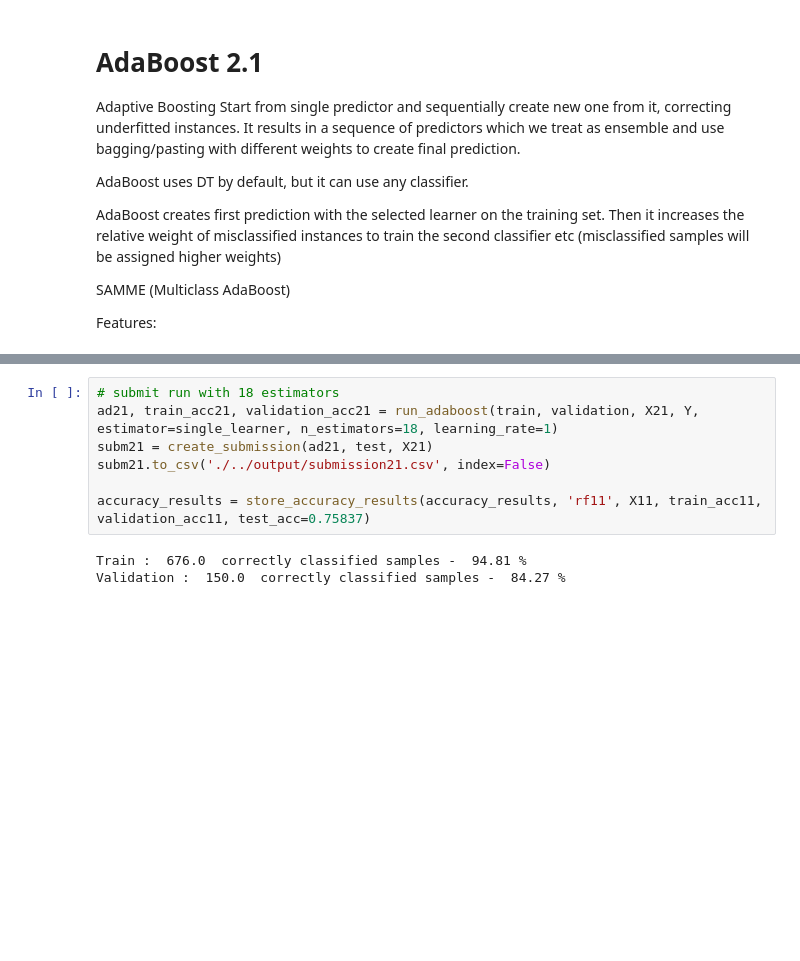
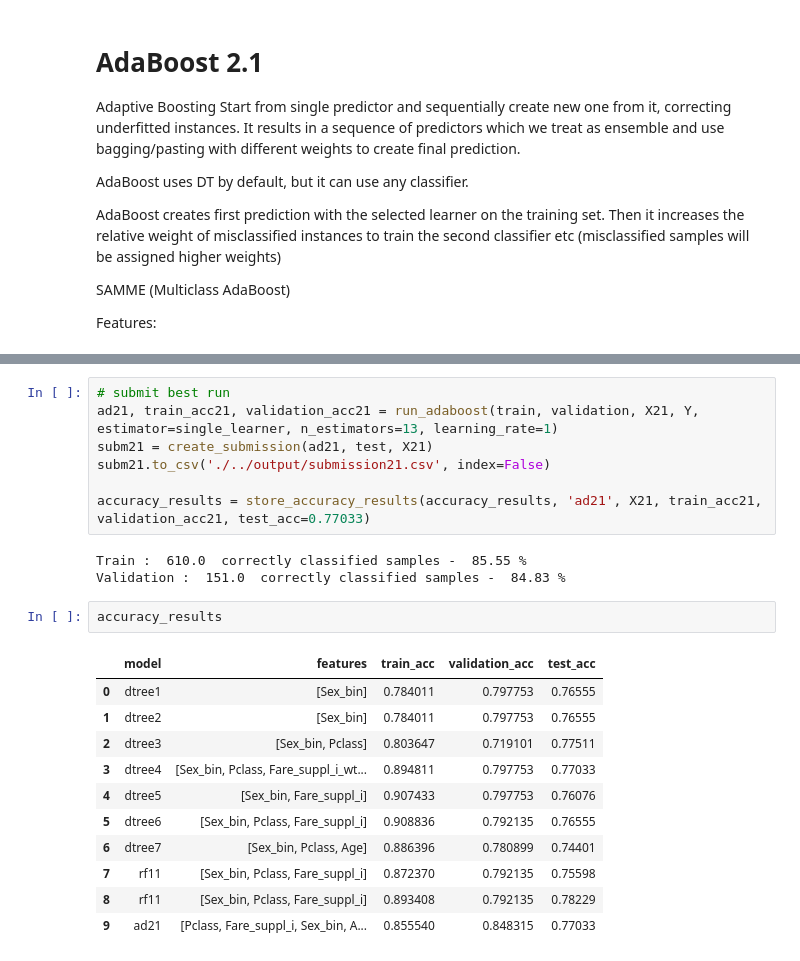
Before and after one commit to katarzynafurmanska/kaggle-titanic, a Jupyter notebook: src/run.ipynb, the cells around one changed output, grey strips where cells are left out. Drawn from its saved outputs; the diff is of its cells as text; blank space fills up the shorter version.

```diff
--- a/src/run.ipynb
+++ b/src/run.ipynb
@@ -662,10 +668,24 @@ Validation :  144.0  correctly classified samples -  80.9 %
 # %%
-# submit run with 18 estimators
-ad21, train_acc21, validation_acc21 = run_adaboost(train, validation, X21, Y, estimator=single_learner, n_estimators=18, learning_rate=1)
+# submit best run
+ad21, train_acc21, validation_acc21 = run_adaboost(train, validation, X21, Y, estimator=single_learner, n_estimators=13, learning_rate=1)
 subm21 = create_submission(ad21, test, X21)
 subm21.to_csv('./../output/submission21.csv', index=False)
 
-accuracy_results = store_accuracy_results(accuracy_results, 'rf11', X11, train_acc11, validation_acc11, test_acc=0.75837)
+accuracy_results = store_accuracy_results(accuracy_results, 'ad21', X21, train_acc21, validation_acc21, test_acc=0.77033)
 # %% [output]
-Train :  676.0  correctly classified samples -  94.81 %
-Validation :  150.0  correctly classified samples -  84.27 %
+Train :  610.0  correctly classified samples -  85.55 %
+Validation :  151.0  correctly classified samples -  84.83 %
+# %%
+accuracy_results
+# %% [output]
+|  | model | features | train_acc | validation_acc | test_acc |
+| 0 | dtree1 | [Sex_bin] | 0.784011 | 0.797753 | 0.76555 |
+| 1 | dtree2 | [Sex_bin] | 0.784011 | 0.797753 | 0.76555 |
+| 2 | dtree3 | [Sex_bin, Pclass] | 0.803647 | 0.719101 | 0.77511 |
+| 3 | dtree4 | [Sex_bin, Pclass, Fare_suppl_i_wt... | 0.894811 | 0.797753 | 0.77033 |
+| 4 | dtree5 | [Sex_bin, Fare_suppl_i] | 0.907433 | 0.797753 | 0.76076 |
+| 5 | dtree6 | [Sex_bin, Pclass, Fare_suppl_i] | 0.908836 | 0.792135 | 0.76555 |
+| 6 | dtree7 | [Sex_bin, Pclass, Age] | 0.886396 | 0.780899 | 0.74401 |
+| 7 | rf11 | [Sex_bin, Pclass, Fare_suppl_i] | 0.872370 | 0.792135 | 0.75598 |
+| 8 | rf11 | [Sex_bin, Pclass, Fare_suppl_i] | 0.893408 | 0.792135 | 0.78229 |
+| 9 | ad21 | [Pclass, Fare_suppl_i, Sex_bin, A... | 0.855540 | 0.848315 | 0.77033 |
```
Also changed, not shown: parts of 8 cells of this notebook, 1 other file.
